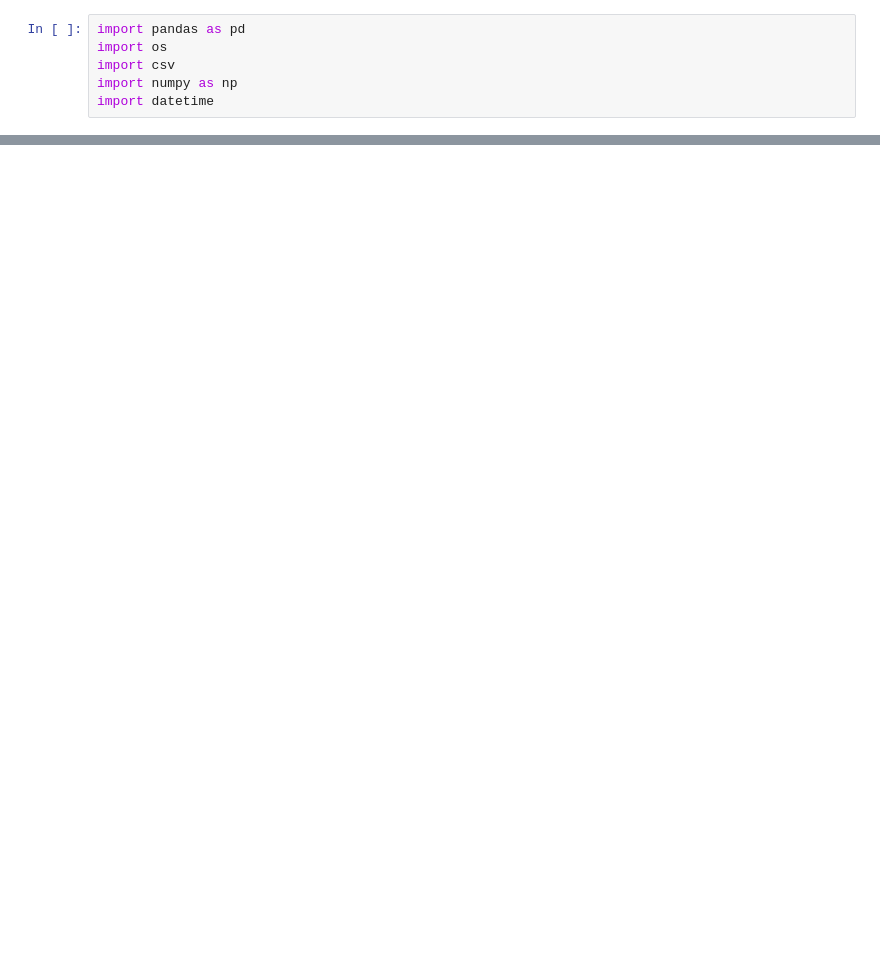
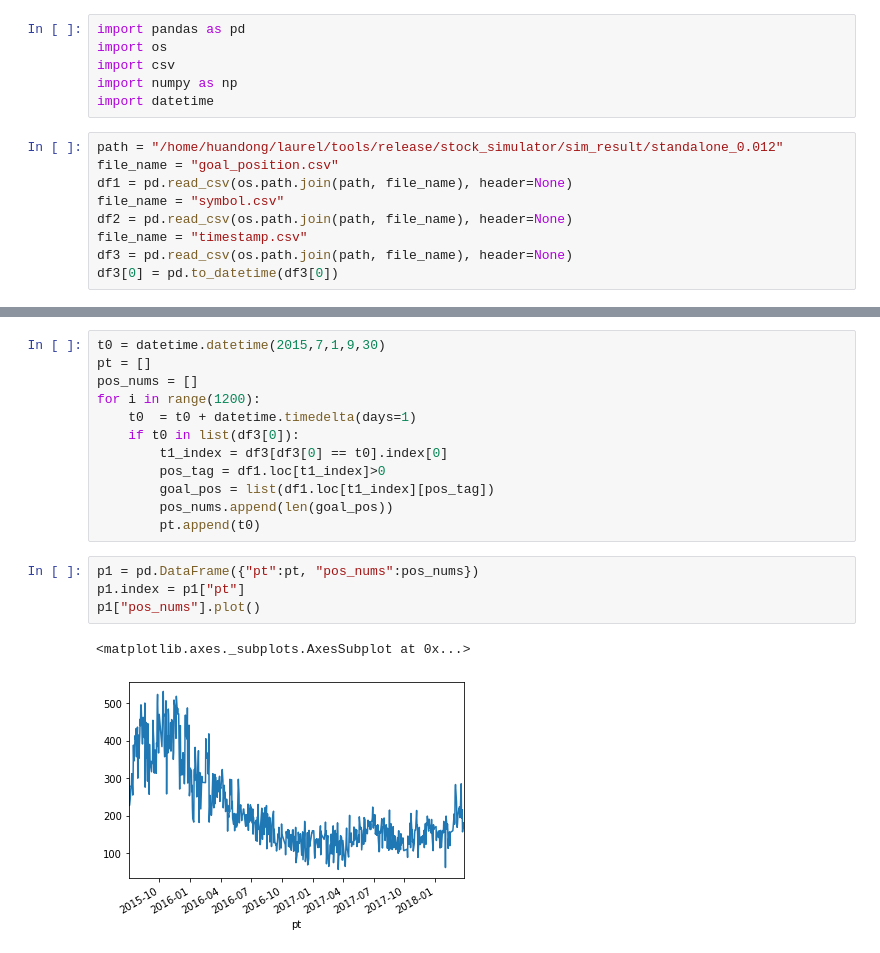
Before and after one commit to 1900sala/boosting, a Jupyter notebook: marginal_pnl.ipynb, the cells around one changed output, grey strips where cells are left out. Drawn from its saved outputs; the diff is of its cells as text; blank space fills up the shorter version.

```diff
--- a/marginal_pnl.ipynb
+++ b/marginal_pnl.ipynb
@@ -4,3 +4,12 @@ import os
 import csv
 import numpy as np
 import datetime
+# %%
+path = "/home/huandong/laurel/tools/release/stock_simulator/sim_result/standalone_0.012"
+file_name = "goal_position.csv"
+df1 = pd.read_csv(os.path.join(path, file_name), header=None)
+file_name = "symbol.csv"
+df2 = pd.read_csv(os.path.join(path, file_name), header=None)
+file_name = "timestamp.csv"
+df3 = pd.read_csv(os.path.join(path, file_name), header=None)
+df3[0] = pd.to_datetime(df3[0])
@@ -6,0 +25,19 @@ import datetime
+# %%
+t0 = datetime.datetime(2015,7,1,9,30)
+pt = []
+pos_nums = []
+for i in range(1200):
+    t0  = t0 + datetime.timedelta(days=1)
+    if t0 in list(df3[0]):
+        t1_index = df3[df3[0] == t0].index[0]
+        pos_tag = df1.loc[t1_index]>0
+        goal_pos = list(df1.loc[t1_index][pos_tag])
+        pos_nums.append(len(goal_pos))
+        pt.append(t0)
+# %%
+p1 = pd.DataFrame({"pt":pt, "pos_nums":pos_nums})
+p1.index = p1["pt"]
+p1["pos_nums"].plot()
+# %% [output]
+<matplotlib.axes._subplots.AxesSubplot at 0x...>
+[figure, added]
```
Also changed, not shown: parts of 29 cells of this notebook, 3 other files.
